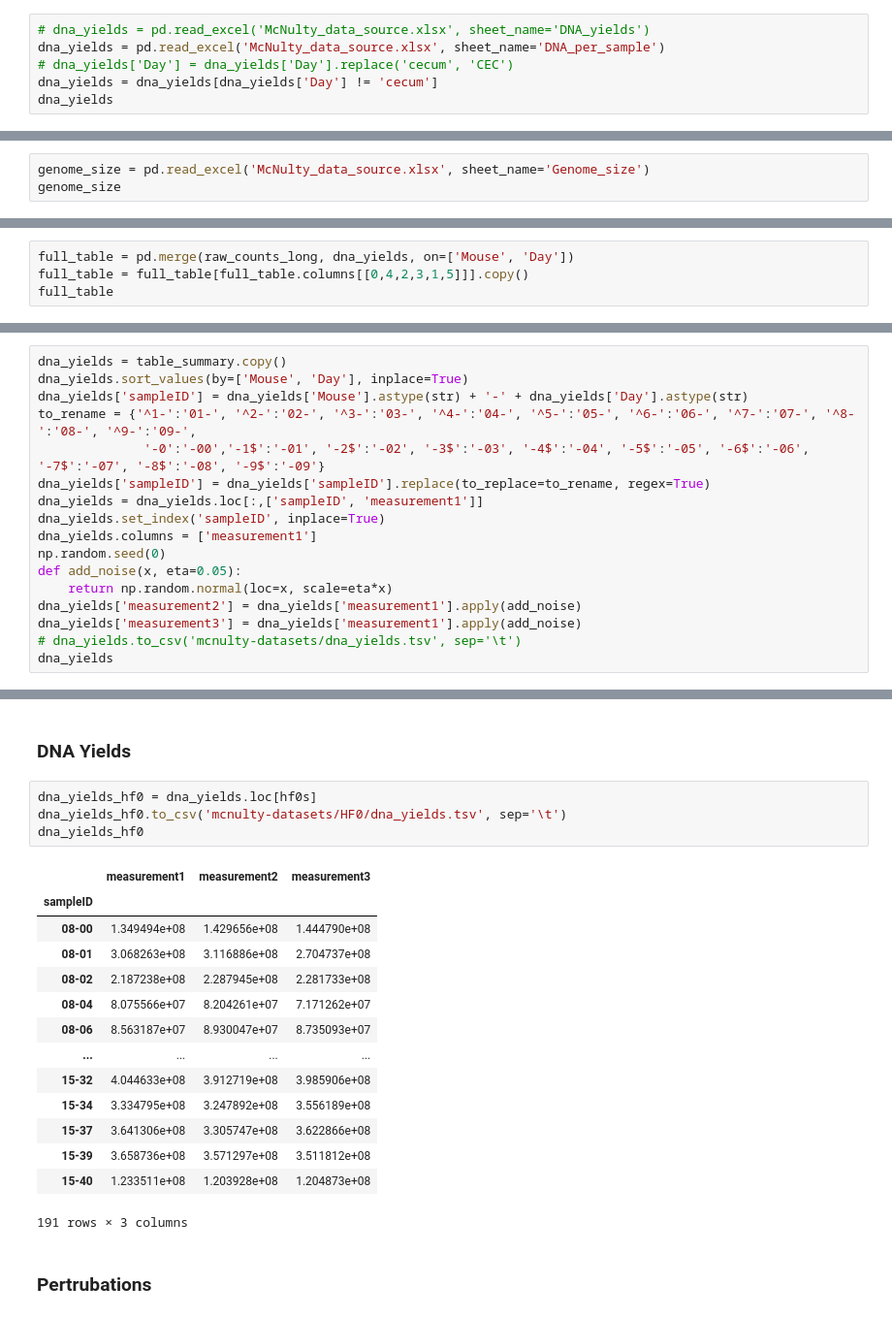
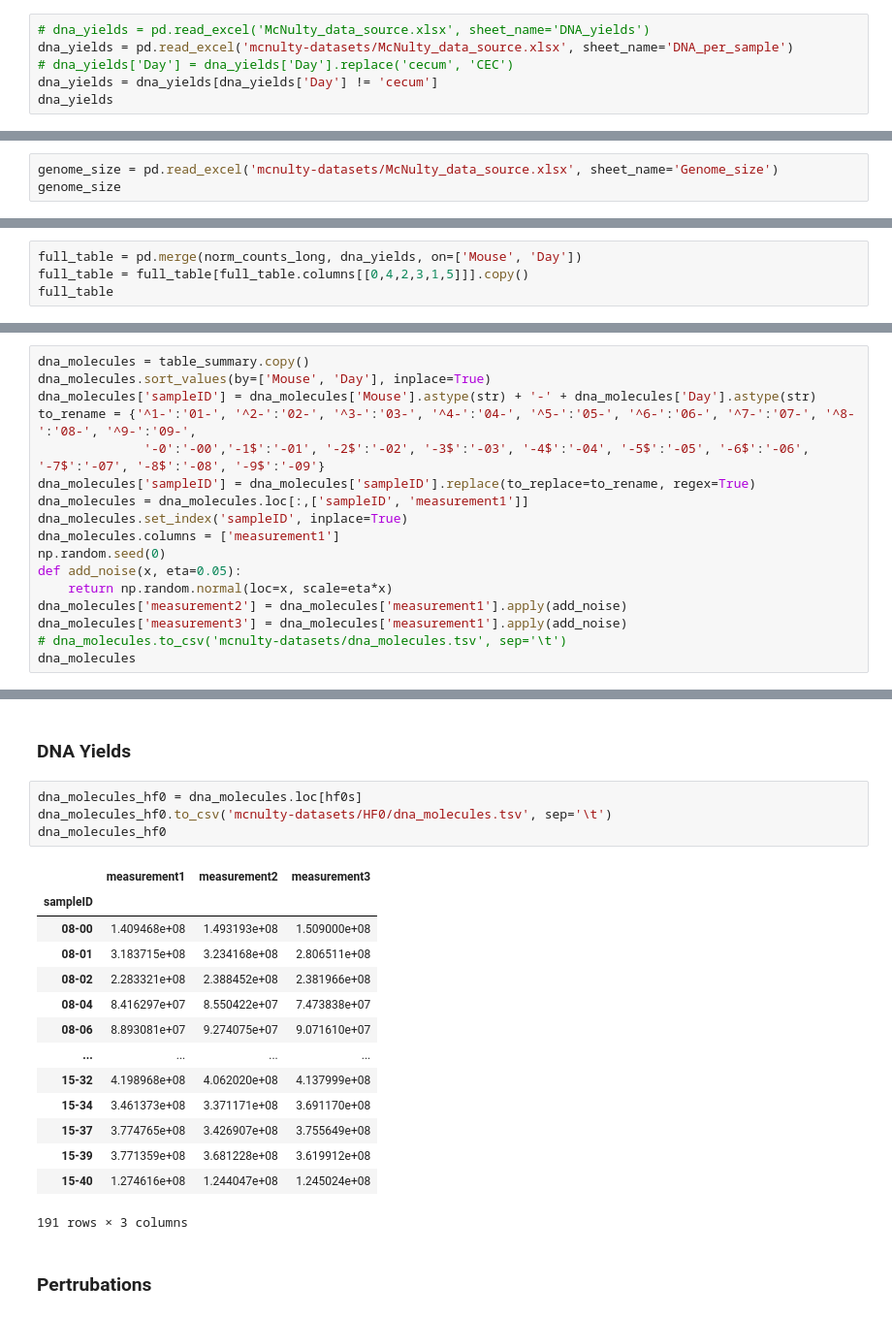
Before and after one commit to alejandrocs98/masters-thesis, a Jupyter notebook: ecological-modeling/data_preparation_mdsine2.ipynb, the cells around one changed output, grey strips where cells are left out. Shown at 97% size. Drawn from its saved outputs; the diff is of its cells as text.

```diff
--- a/ecological-modeling/data_preparation_mdsine2.ipynb
+++ b/ecological-modeling/data_preparation_mdsine2.ipynb
@@ -201,6 +201,6 @@ metadata
 # %%
 # dna_yields = pd.read_excel('McNulty_data_source.xlsx', sheet_name='DNA_yields')
-dna_yields = pd.read_excel('McNulty_data_source.xlsx', sheet_name='DNA_per_sample')
+dna_yields = pd.read_excel('mcnulty-datasets/McNulty_data_source.xlsx', sheet_name='DNA_per_sample')
 # dna_yields['Day'] = dna_yields['Day'].replace('cecum', 'CEC')
 dna_yields = dna_yields[dna_yields['Day'] != 'cecum']
 dna_yields
@@ -227,7 +227,7 @@ conversion_factor
 # %% [output]
 912445569696969.6
 # %%
-genome_size = pd.read_excel('McNulty_data_source.xlsx', sheet_name='Genome_size')
+genome_size = pd.read_excel('mcnulty-datasets/McNulty_data_source.xlsx', sheet_name='Genome_size')
 genome_size
 # %% [output]
 |  | name | Genome_length (bp) |
@@ -289,7 +290,7 @@ dna_yields
 | 374 | 15 | 41 | 0.56 |
 375 rows × 3 columns
 # %%
-full_table = pd.merge(raw_counts_long, dna_yields, on=['Mouse', 'Day'])
+full_table = pd.merge(norm_counts_long, dna_yields, on=['Mouse', 'Day'])
 full_table = full_table[full_table.columns[[0,4,2,3,1,5]]].copy()
 full_table
 # %% [output]
@@ -385,21 +386,21 @@ table_summary
 359 rows × 3 columns
 # %%
-dna_yields = table_summary.copy()
-dna_yields.sort_values(by=['Mouse', 'Day'], inplace=True)
-dna_yields['sampleID'] = dna_yields['Mouse'].astype(str) + '-' + dna_yields['Day'].astype(str)
+dna_molecules = table_summary.copy()
+dna_molecules.sort_values(by=['Mouse', 'Day'], inplace=True)
+dna_molecules['sampleID'] = dna_molecules['Mouse'].astype(str) + '-' + dna_molecules['Day'].astype(str)
 to_rename = {'^1-':'01-', '^2-':'02-', '^3-':'03-', '^4-':'04-', '^5-':'05-', '^6-':'06-', '^7-':'07-', '^8-':'08-', '^9-':'09-',
               '-0':'-00','-1$':'-01', '-2$':'-02', '-3$':'-03', '-4$':'-04', '-5$':'-05', '-6$':'-06', '-7$':'-07', '-8$':'-08', '-9$':'-09'}
-dna_yields['sampleID'] = dna_yields['sampleID'].replace(to_replace=to_rename, regex=True)
-dna_yields = dna_yields.loc[:,['sampleID', 'measurement1']]
-dna_yields.set_index('sampleID', inplace=True)
-dna_yields.columns = ['measurement1']
+dna_molecules['sampleID'] = dna_molecules['sampleID'].replace(to_replace=to_rename, regex=True)
+dna_molecules = dna_molecules.loc[:,['sampleID', 'measurement1']]
+dna_molecules.set_index('sampleID', inplace=True)
+dna_molecules.columns = ['measurement1']
 np.random.seed(0)
 def add_noise(x, eta=0.05):
     return np.random.normal(loc=x, scale=eta*x)
-dna_yields['measurement2'] = dna_yields['measurement1'].apply(add_noise)
-dna_yields['measurement3'] = dna_yields['measurement1'].apply(add_noise)
-# dna_yields.to_csv('mcnulty-datasets/dna_yields.tsv', sep='\t')
-dna_yields
+dna_molecules['measurement2'] = dna_molecules['measurement1'].apply(add_noise)
+dna_molecules['measurement3'] = dna_molecules['measurement1'].apply(add_noise)
+# dna_molecules.to_csv('mcnulty-datasets/dna_molecules.tsv', sep='\t')
+dna_molecules
 # %% [output]
 |  | measurement1 | measurement2 | measurement3 |
 | sampleID |  |  |  |
@@ -658,23 +661,23 @@ metadata_hf0
 # %% [markdown]
 ### DNA Yields
 # %%
-dna_yields_hf0 = dna_yields.loc[hf0s]
-dna_yields_hf0.to_csv('mcnulty-datasets/HF0/dna_yields.tsv', sep='\t')
-dna_yields_hf0
+dna_molecules_hf0 = dna_molecules.loc[hf0s]
+dna_molecules_hf0.to_csv('mcnulty-datasets/HF0/dna_molecules.tsv', sep='\t')
+dna_molecules_hf0
 # %% [output]
 |  | measurement1 | measurement2 | measurement3 |
 | sampleID |  |  |  |
-| 08-00 | 1.349494e+08 | 1.429656e+08 | 1.444790e+08 |
-| 08-01 | 3.068263e+08 | 3.116886e+08 | 2.704737e+08 |
-| 08-02 | 2.187238e+08 | 2.287945e+08 | 2.281733e+08 |
-| 08-04 | 8.075566e+07 | 8.204261e+07 | 7.171262e+07 |
-| 08-06 | 8.563187e+07 | 8.930047e+07 | 8.735093e+07 |
+| 08-00 | 1.409468e+08 | 1.493193e+08 | 1.509000e+08 |
+| 08-01 | 3.183715e+08 | 3.234168e+08 | 2.806511e+08 |
+| 08-02 | 2.283321e+08 | 2.388452e+08 | 2.381966e+08 |
+| 08-04 | 8.416297e+07 | 8.550422e+07 | 7.473838e+07 |
+| 08-06 | 8.893081e+07 | 9.274075e+07 | 9.071610e+07 |
 | ... | ... | ... | ... |
-| 15-32 | 4.044633e+08 | 3.912719e+08 | 3.985906e+08 |
-| 15-34 | 3.334795e+08 | 3.247892e+08 | 3.556189e+08 |
-| 15-37 | 3.641306e+08 | 3.305747e+08 | 3.622866e+08 |
-| 15-39 | 3.658736e+08 | 3.571297e+08 | 3.511812e+08 |
-| 15-40 | 1.233511e+08 | 1.203928e+08 | 1.204873e+08 |
+| 15-32 | 4.198968e+08 | 4.062020e+08 | 4.137999e+08 |
+| 15-34 | 3.461373e+08 | 3.371171e+08 | 3.691170e+08 |
+| 15-37 | 3.774765e+08 | 3.426907e+08 | 3.755649e+08 |
+| 15-39 | 3.771359e+08 | 3.681228e+08 | 3.619912e+08 |
+| 15-40 | 1.274616e+08 | 1.244047e+08 | 1.245024e+08 |
 191 rows × 3 columns
 # %% [markdown]
 ### Pertrubations
```
Also changed, not shown: parts of 15 cells of this notebook, 30 other files.
